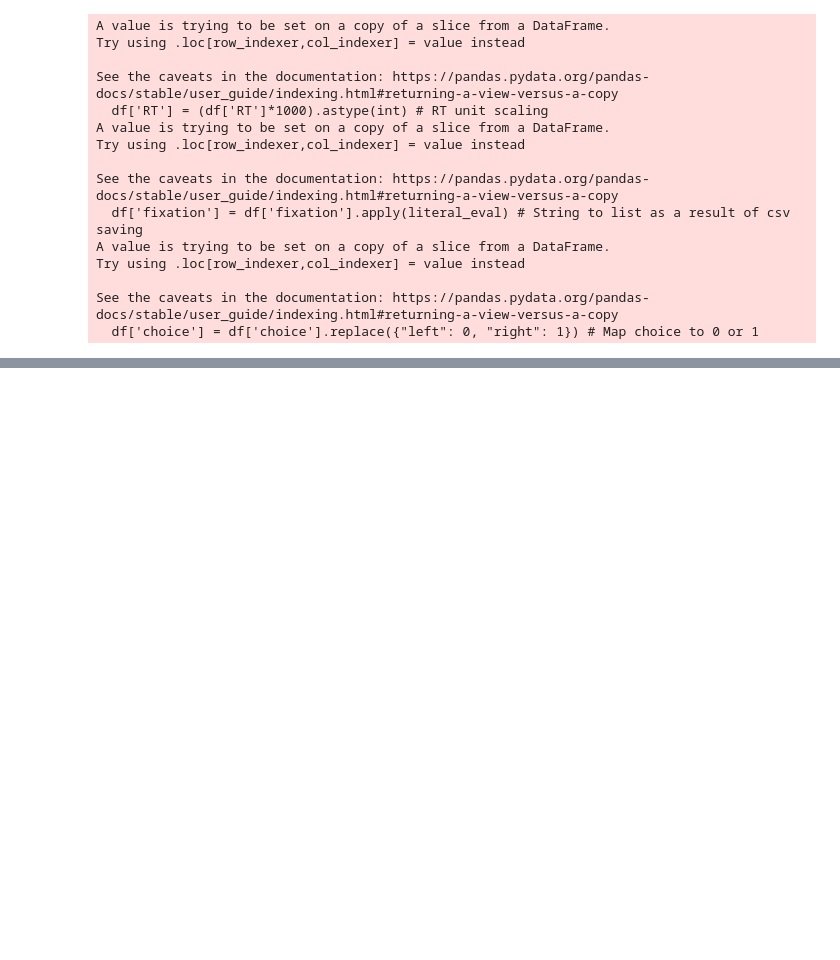
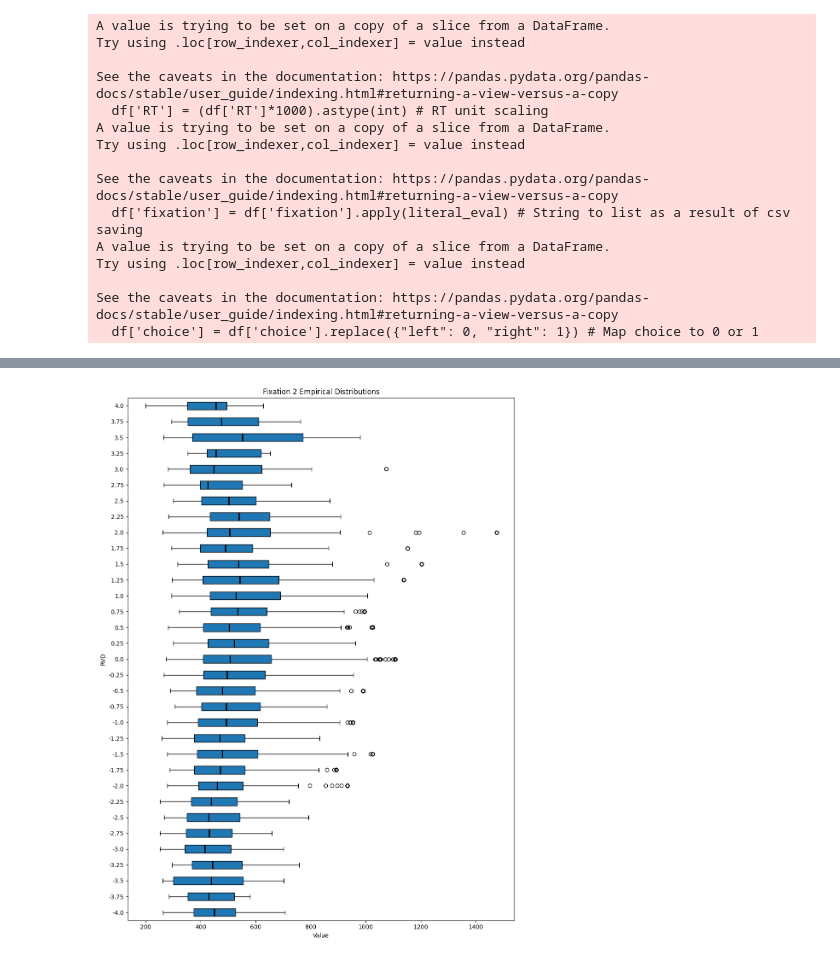
Before and after one commit to Hehesh/DDM, a Jupyter notebook: fix_gen_check.ipynb, the cells around one changed output, grey strips where cells are left out. Saved outputs shown, nothing was run; the diff lists cells and outputs as text; code cells hidden in the pictures; blank space fills up the shorter version.

Commit message:
Completed fixation box plots notebook

```diff
--- a/fix_gen_check.ipynb
+++ b/fix_gen_check.ipynb
@@ -222,0 +122,4 @@ plt.show()
+# %%
+plot_fix_box_plots(empirical_distributions, 2)
+# %% [output]
+[figure, added]
```
Also changed, not shown: parts of 9 cells of this notebook.
